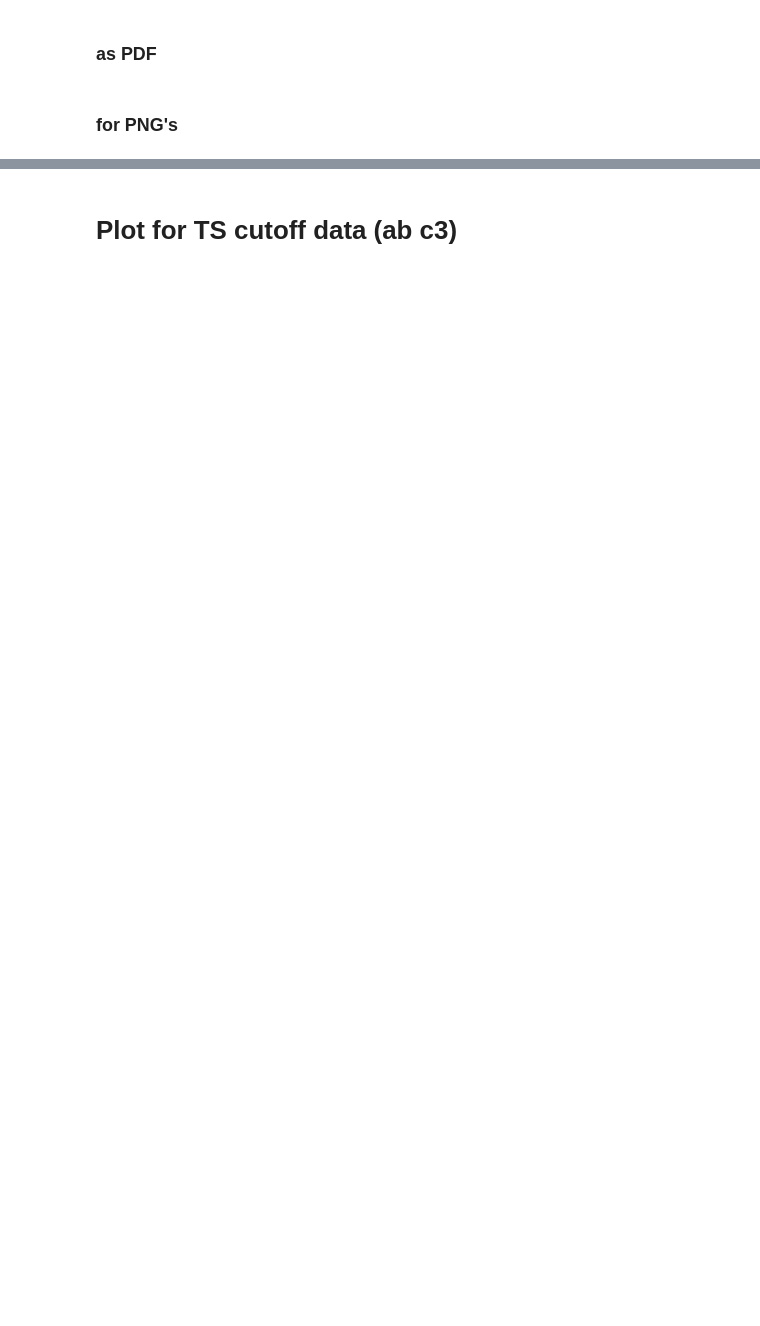
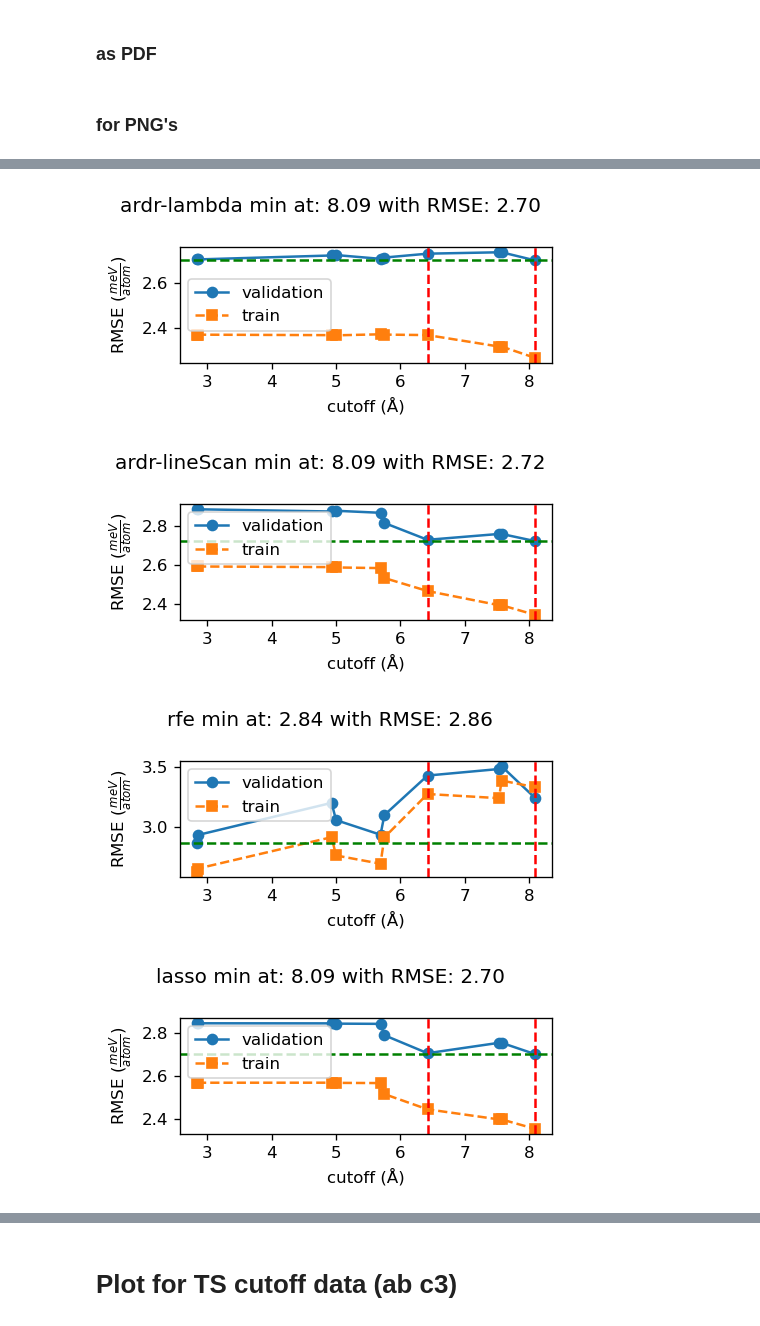
Before and after one commit to JohnLawrenceWargrave/jupyter_for_ARL, a Jupyter notebook: Plot_cutoff_file.ipynb, the cells around one changed output, grey strips where cells are left out. Saved outputs shown, nothing was run; the diff lists cells and outputs as text; code cells hidden in the pictures; blank space fills up the shorter version.

```diff
--- a/Plot_cutoff_file.ipynb
+++ b/Plot_cutoff_file.ipynb
@@ -7,5 +9,5 @@ from matplotlib.backends.backend_pdf import PdfPages
 # %%
-file = open('/nfshome/winkelmann/ARL/save/titanTS_data/cutoffs_2_jochen_fitting_data','r') #edit for plotting over right cutoff
+file = open('/nfshome/winkelmann/ARL/save/noTS_data/cutoff_2_noTS_fitting_data','r') #edit for plotting over right cutoff
 file.readline()
 lines = file.readlines()
 file.close()
@@ -73,7 +110,8 @@ for fit_method in fit_methods:
     ax = axes[0]
     ax.plot(df.cutoff, conv * df.validation, '-o', label='validation')
     ax.plot(df.cutoff, conv * df.train, '--s', label='train')
-    ax.set_ylabel('RMSE (meV/atom)')
+    ax.set_ylabel(r'RMSE ($\frac{meV}{atom}$)')
+    ax.set_xlabel('cutoff (Å)')
     ax.legend()
 
     ax = axes[1]
@@ -187,0 +205,35 @@ pdf.close()
+# %%
+### with extra lines at specified values
+conv = 1000
+
+for fit_method in fit_methods:
+    df = pd.DataFrame(data[fit_method])
+
+    fig, axes = plt.subplots(figsize=(4, 2), dpi=120, sharex=True, nrows=1)
+
+    fig.suptitle('%s min at: %s with RMSE: %.4s' %(fit_method, df.cutoff[df.validation.idxmin()], df.validation.min()*conv))
+
+    ax = axes
+    ax.plot(df.cutoff, conv * df.validation, '-o', label='validation')
+    ax.plot(df.cutoff, conv * df.train, '--s', label='train')
+    ax.set_ylabel(r'RMSE ($\frac{meV}{atom}$)')
+    ax.set_xlabel('cutoff (Å)')
+    ax.legend()
+
+    # extra lines
+    ax.axvline(x=6.42, color='r', linestyle='--', label='c2')
+    ax.axvline(x=8.09, color='r', linestyle='--', label='c2')
+    ax.axhline(y=df.validation.min()*conv, color='g', linestyle='--')
+
+
+    fig.tight_layout()
+    fig.subplots_adjust(hspace=0)
+    fig.align_ylabels(axes)
+
+    fig.savefig(
+        '/nfshome/winkelmann/ARL/save/titanTS_data/cutoff_titanTS_png_plots/plot_cutoff_3_%s_extra-lines.png' % (fit_method))
+# %% [output]
+[figure, added]
+[figure, added]
+[figure, added]
+[figure, added]
```
Also changed, not shown: parts of 8 cells of this notebook, 1 other file.
